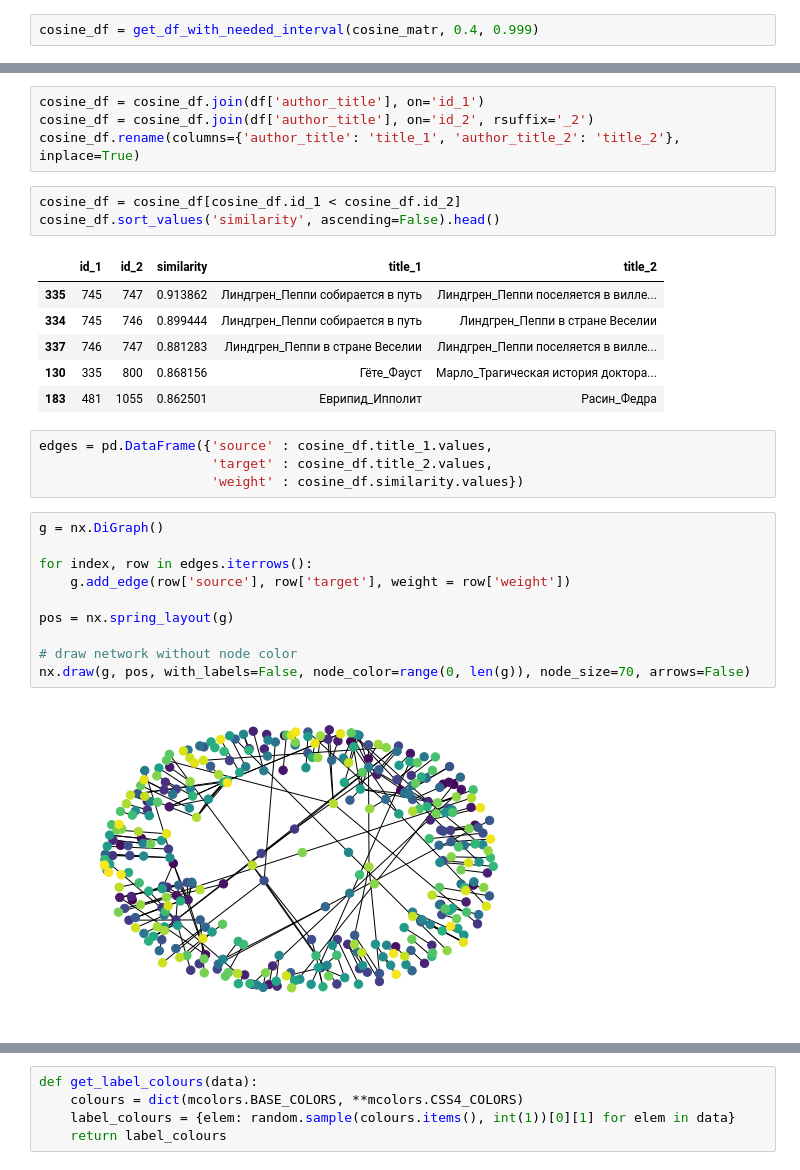
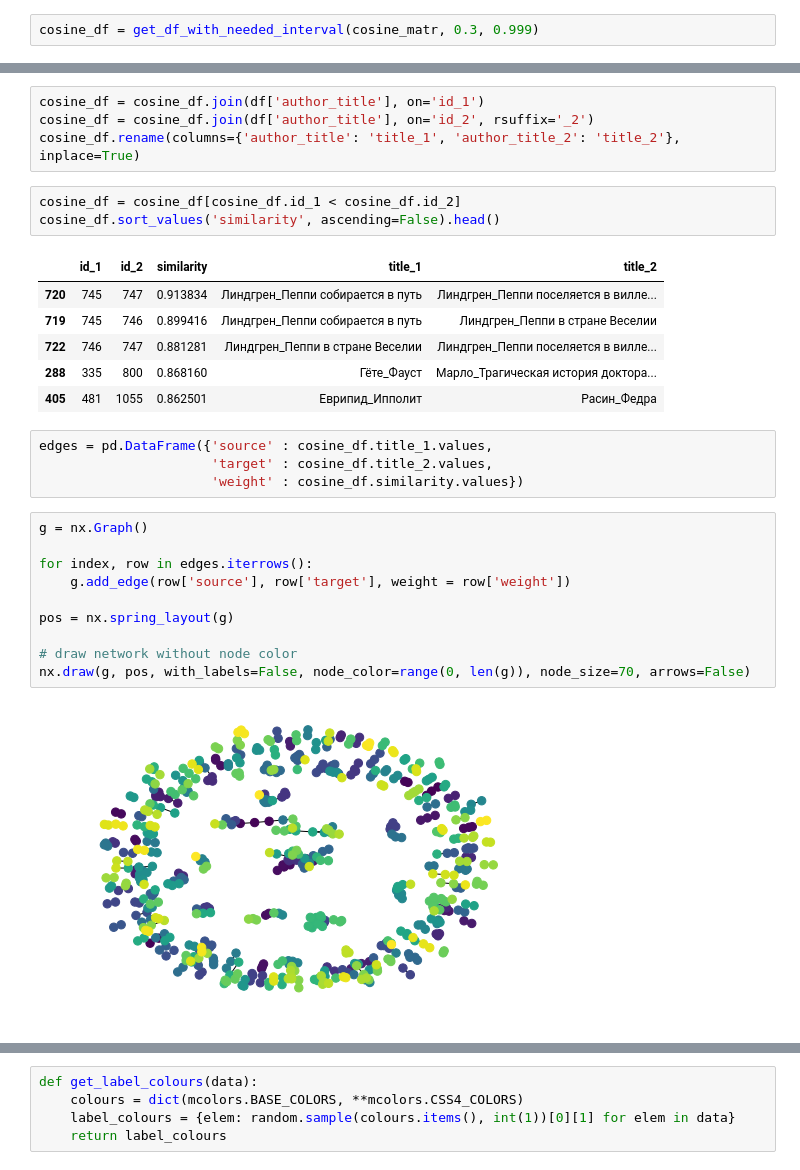
Before and after one commit to nevmenandr/brief-content, a Jupyter notebook: code/5_text_similarity.ipynb, the cells around one changed output, grey strips where cells are left out. Saved outputs shown, nothing was run; the diff lists cells and outputs as text.

```diff
--- a/code/5_text_similarity.ipynb
+++ b/code/5_text_similarity.ipynb
@@ -149,7 +149,7 @@ def get_df_with_needed_interval(matrix, min_value, max_value):
 
     return pd.DataFrame({'id_1': i, 'id_2': j, 'similarity': cos_measures})
 # %%
-cosine_df = get_df_with_needed_interval(cosine_matr, 0.4, 0.999)
+cosine_df = get_df_with_needed_interval(cosine_matr, 0.3, 0.999)
 # %%
 cosine_df.head()
 # %% [output]
@@ -170,24 +170,24 @@ cosine_df = cosine_df[cosine_df.id_1 < cosine_df.id_2]
 cosine_df.sort_values('similarity', ascending=False).head()
 # %% [output]
 |  | id_1 | id_2 | similarity | title_1 | title_2 |
-| 335 | 745 | 747 | 0.913862 | Линдгрен_Пеппи собирается в путь | Линдгрен_Пеппи поселяется в вилле... |
-| 334 | 745 | 746 | 0.899444 | Линдгрен_Пеппи собирается в путь | Линдгрен_Пеппи в стране Веселии |
-| 337 | 746 | 747 | 0.881283 | Линдгрен_Пеппи в стране Веселии | Линдгрен_Пеппи поселяется в вилле... |
-| 130 | 335 | 800 | 0.868156 | Гёте_Фауст | Марло_Трагическая история доктора... |
-| 183 | 481 | 1055 | 0.862501 | Еврипид_Ипполит | Расин_Федра |
+| 720 | 745 | 747 | 0.913834 | Линдгрен_Пеппи собирается в путь | Линдгрен_Пеппи поселяется в вилле... |
+| 719 | 745 | 746 | 0.899416 | Линдгрен_Пеппи собирается в путь | Линдгрен_Пеппи в стране Веселии |
+| 722 | 746 | 747 | 0.881281 | Линдгрен_Пеппи в стране Веселии | Линдгрен_Пеппи поселяется в вилле... |
+| 288 | 335 | 800 | 0.868160 | Гёте_Фауст | Марло_Трагическая история доктора... |
+| 405 | 481 | 1055 | 0.862501 | Еврипид_Ипполит | Расин_Федра |
 # %%
 edges = pd.DataFrame({'source' : cosine_df.title_1.values,
                       'target' : cosine_df.title_2.values,
                       'weight' : cosine_df.similarity.values})
 # %%
-g = nx.DiGraph()
+g = nx.Graph()
 
 for index, row in edges.iterrows():
     g.add_edge(row['source'], row['target'], weight = row['weight'])
 
 pos = nx.spring_layout(g)
 
 # draw network without node color
 nx.draw(g, pos, with_labels=False, node_color=range(0, len(g)), node_size=70, arrows=False)
 # %% [output]
-[figure, old version]
+[figure, new version]
```
Also changed, not shown: parts of 22 cells of this notebook, 1 other file.
